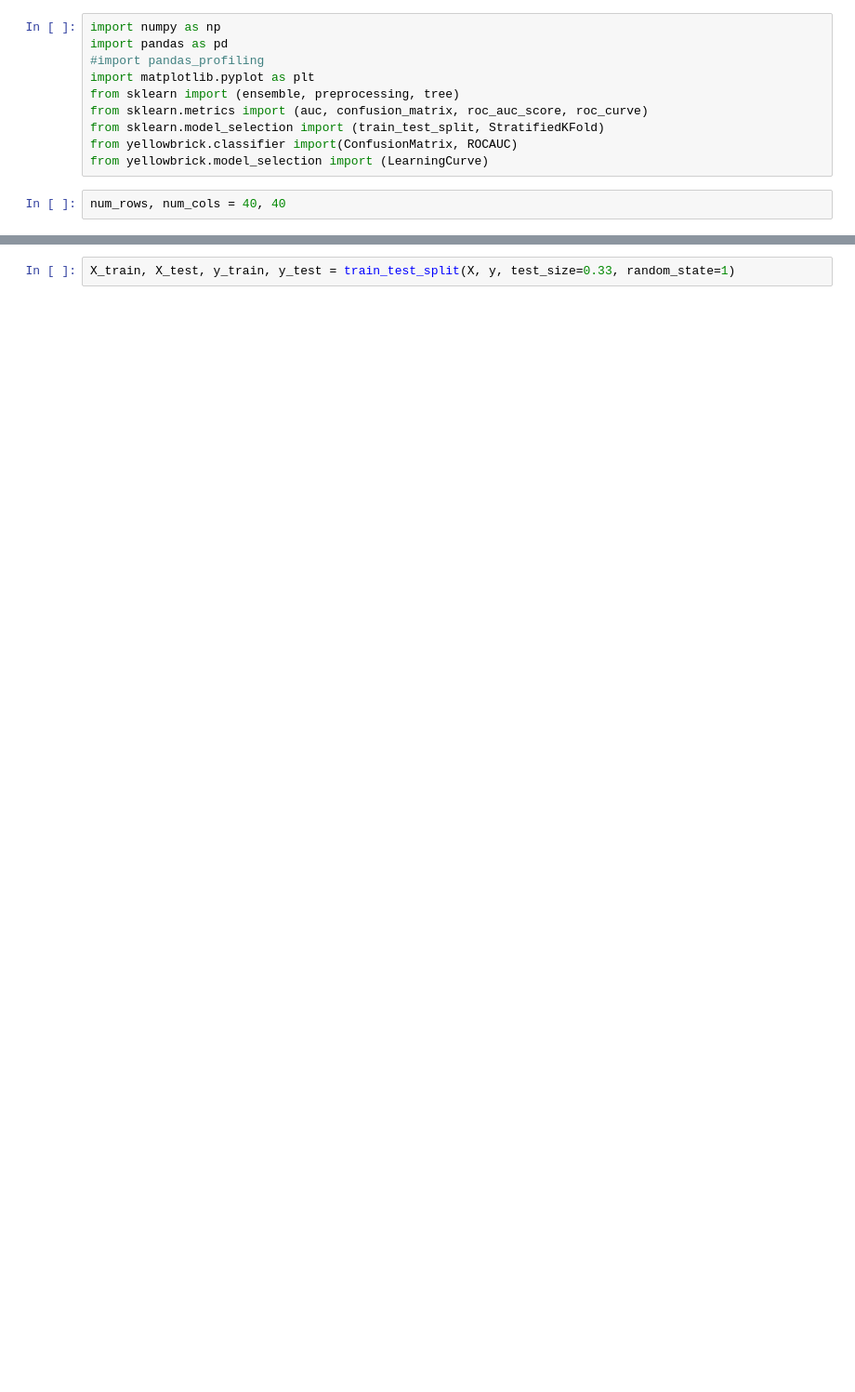
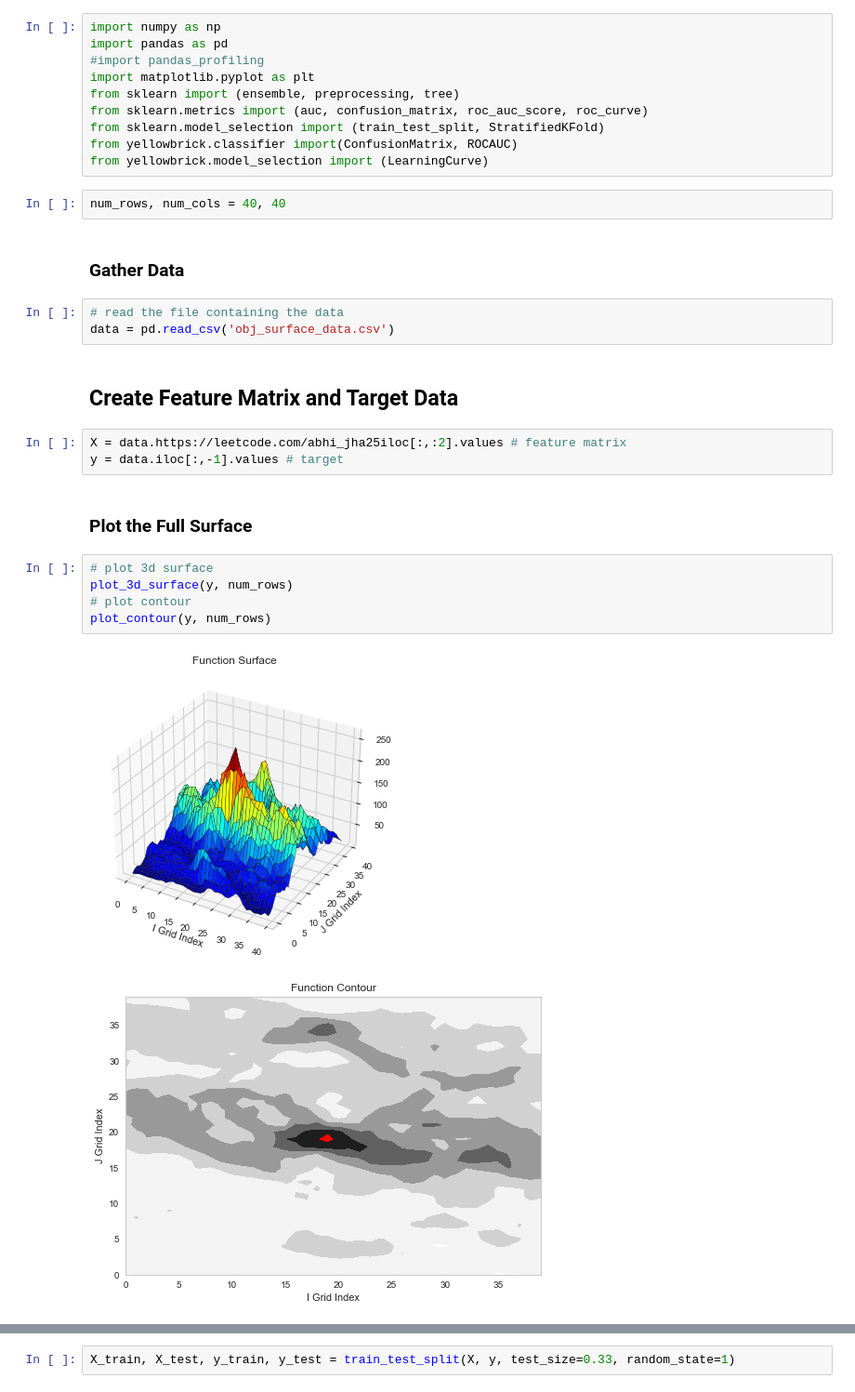
Before and after one commit to jeosol/ml_reviews, a Jupyter notebook: surrogate_models/surrogate_model.ipynb, the cells around one changed output, grey strips where cells are left out. Shown: that part at 93% size. Saved outputs shown, nothing was run; the diff lists cells and outputs as text; blank space fills up the shorter version.

```diff
--- a/surrogate_models/surrogate_model.ipynb
+++ b/surrogate_models/surrogate_model.ipynb
@@ -10,3 +25,23 @@ from yellowbrick.classifier import(ConfusionMatrix, ROCAUC)
 from yellowbrick.model_selection import (LearningCurve)
 # %%
 num_rows, num_cols = 40, 40
+# %% [markdown]
+### Gather Data
+# %%
+# read the file containing the data
+data = pd.read_csv('obj_surface_data.csv')
+# %% [markdown]
+## Create Feature Matrix and Target Data
+# %%
+X = data.https://leetcode.com/abhi_jha25iloc[:,:2].values # feature matrix
+y = data.iloc[:,-1].values # target
+# %% [markdown]
+### Plot the Full Surface
+# %%
+# plot 3d surface
+plot_3d_surface(y, num_rows)
+# plot contour
+plot_contour(y, num_rows)
+# %% [output]
+[figure, added]
+[figure, added]
```
Also changed, not shown: parts of 13 cells of this notebook.
